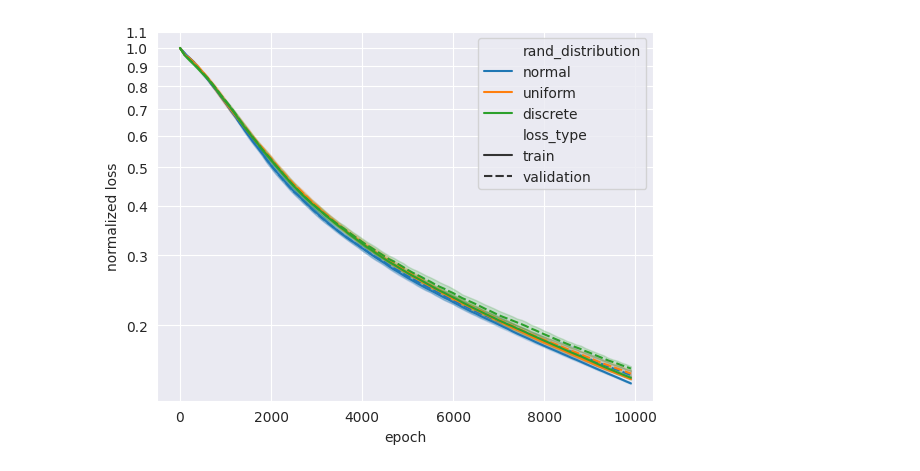
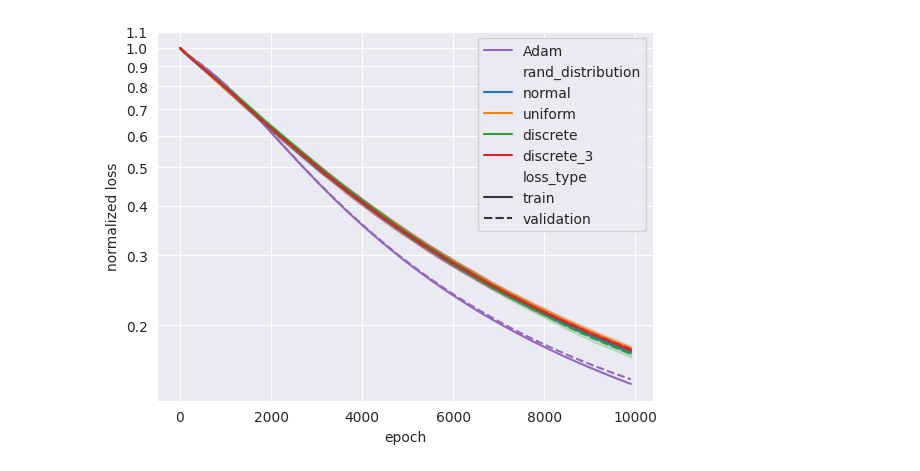
Before and after one commit to thecodehen/epfl-cs439-s25-project, a Jupyter notebook: plot.ipynb, the cells around one changed output. Saved outputs shown, nothing was run; the diff lists cells and outputs as text; code cells hidden in the pictures.

Commit message:
Update plot notebook

```diff
--- a/plot.ipynb
+++ b/plot.ipynb
@@ -10,19 +10,36 @@ import seaborn as sns
 results_dir = pathlib.Path('results')
 
 plot_data = []
-for p in results_dir.iterdir():
+for p in (results_dir / 'flora').iterdir():
     if p.is_dir():
         # parse the directory name
         args = p.name.split('-')
         if len(args) <= 1:
             continue
-        rand_distribution = args[0]
+
+        # get the args from the dir name
+        rand_distribution = None
+        rank = None
+        clip_norm = None
+        for arg in args:
+            if arg.startswith('rand_distribution_'):
+                rand_distribution = arg[len('rand_distribution_'):]
+            elif arg.startswith('rank_'):
+                rank = int(arg[len('rank_'):])
+            elif arg.startswith('clip_norm_'):
+                clip_norm = (arg[len('clip_norm_'):] == 'True')
+        if rand_distribution is None or rank is None or clip_norm is None:
+            continue
+
+        # load the losses
         train_losses = np.load(p / 'train_losses.npy')
         validation_losses = np.load(p / 'validation_losses.npy')
         df_train = pd.DataFrame({
             'loss_type': 'train',
             'loss': train_losses / train_losses[0],
             'rand_distribution': rand_distribution,
+            'rank': rank,
+            'clip_norm': clip_norm,
             'epoch': np.arange(len(train_losses))
         })
 
@@ -30,6 +47,8 @@ for p in results_dir.iterdir():
             'loss_type': 'validation',
             'loss': validation_losses / validation_losses[0],
             'rand_distribution': rand_distribution,
+            'rank': rank,
+            'clip_norm': clip_norm,
             'epoch': np.arange(len(validation_losses))
         })
 
@@ -37,3 +56,4 @@ for p in results_dir.iterdir():
         plot_data.append(df_validation)
 
 plot_data = pd.concat(plot_data)
+plot_data
@@ -40,18 +74,21 @@ plot_data = pd.concat(plot_data)
 # %%
+adam_train_losses = np.load(results_dir / 'adam' / 'clip_norm_False-20250612_154706' / 'train_losses.npy')
+adam_validation_losses = np.load(results_dir / 'adam' / 'clip_norm_False-20250612_154706' / 'validation_losses.npy')
 fig, ax = plt.subplots()
+ax.plot(np.arange(0, len(adam_train_losses), 100), adam_train_losses[::100] / adam_train_losses[0], label='Adam', color='tab:purple')
+ax.plot(np.arange(0, len(adam_validation_losses), 100), adam_validation_losses[::100] / adam_validation_losses[0], linestyle='dashed', color='tab:purple')
 sns.lineplot(
-    data=plot_data[::100],
+    data=plot_data[(plot_data['rank'] == 8) & (~plot_data['clip_norm'])][::100],
     x='epoch',
     y='loss',
     hue='rand_distribution',
     style='loss_type',
     ax=ax,
 )
-
 ax.set(yscale='log')
 ax.yaxis.set_major_locator(MultipleLocator(0.1))
 ax.yaxis.set_major_formatter(ScalarFormatter())
 ax.set_ylabel('normalized loss')
 fig.savefig('rand_projections.pdf', bbox_inches='tight')
 # %% [output]
-[figure, old version]
+[figure, new version]
```
Also changed, not shown: parts of 2 cells of this notebook.
